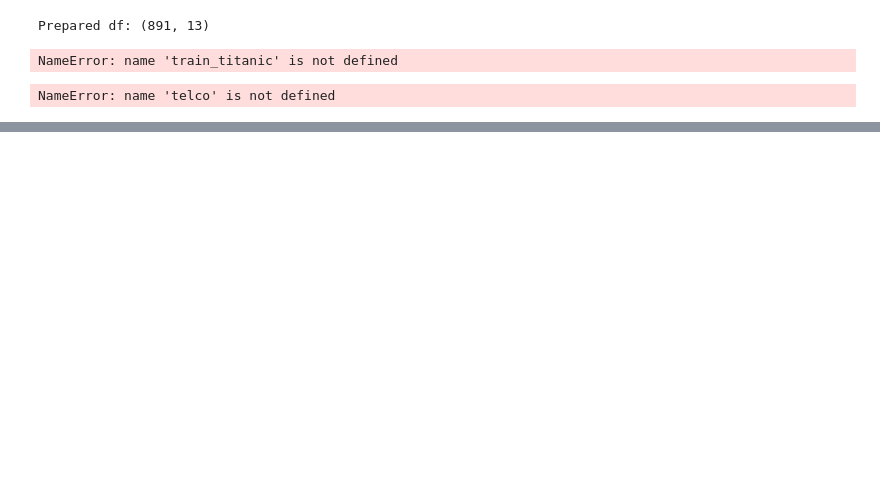
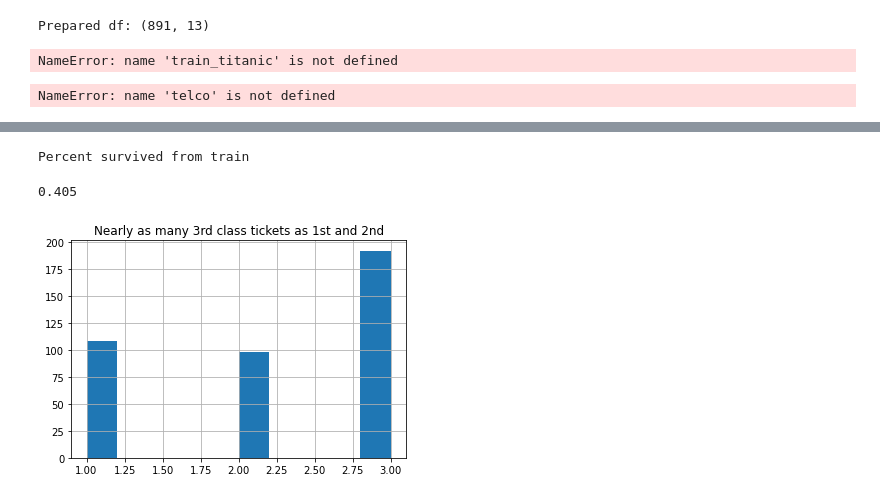
Before and after one commit to BurtonBarnes/classification-exercises, a Jupyter notebook: classification-exercises.ipynb, the cells around one changed output, grey strips where cells are left out. Drawn from its saved outputs; the diff is of its cells as text; code cells hidden in the pictures; blank space fills up the shorter version.

```diff
--- a/classification-exercises.ipynb
+++ b/classification-exercises.ipynb
@@ -535,0 +623,13 @@ print(f'Test: {test_telco.shape}')
+# %%
+# We can call .mean() since 0 and 1 are numeric
+print("Percent survived from train")
+round(train.survived.mean(), 3)
+# %% [output]
+Percent survived from train
+0.405
+# %%
+plt.title("Nearly as many 3rd class tickets as 1st and 2nd")
+train.pclass.hist()
+plt.show()
+# %% [output]
+[figure, added]
```
Also changed, not shown: parts of 35 cells of this notebook.
